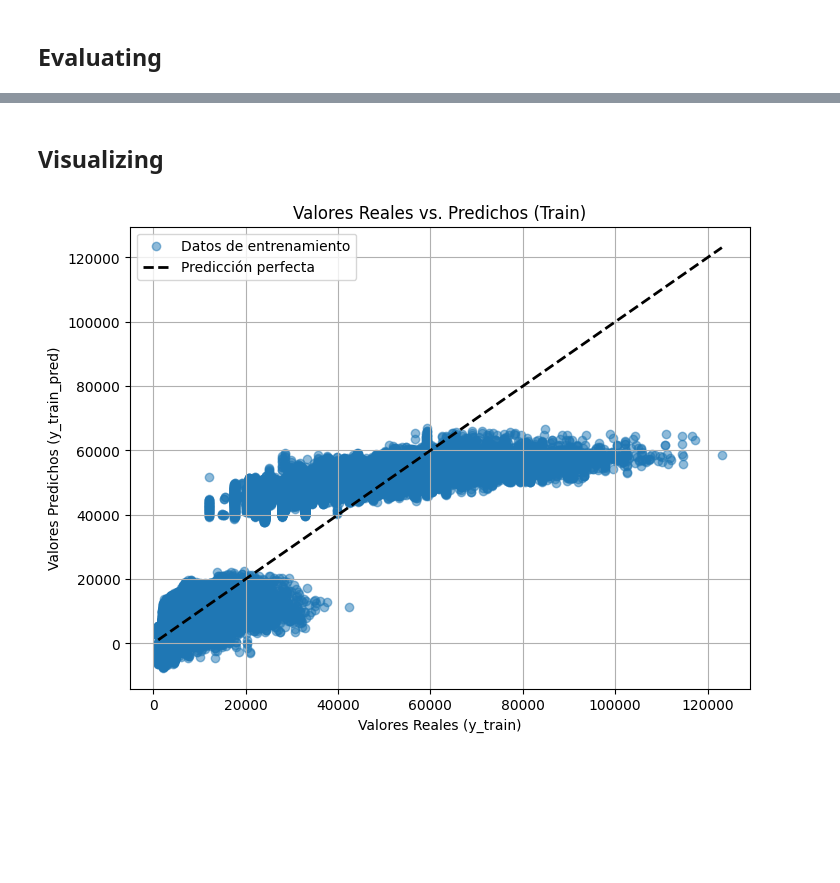
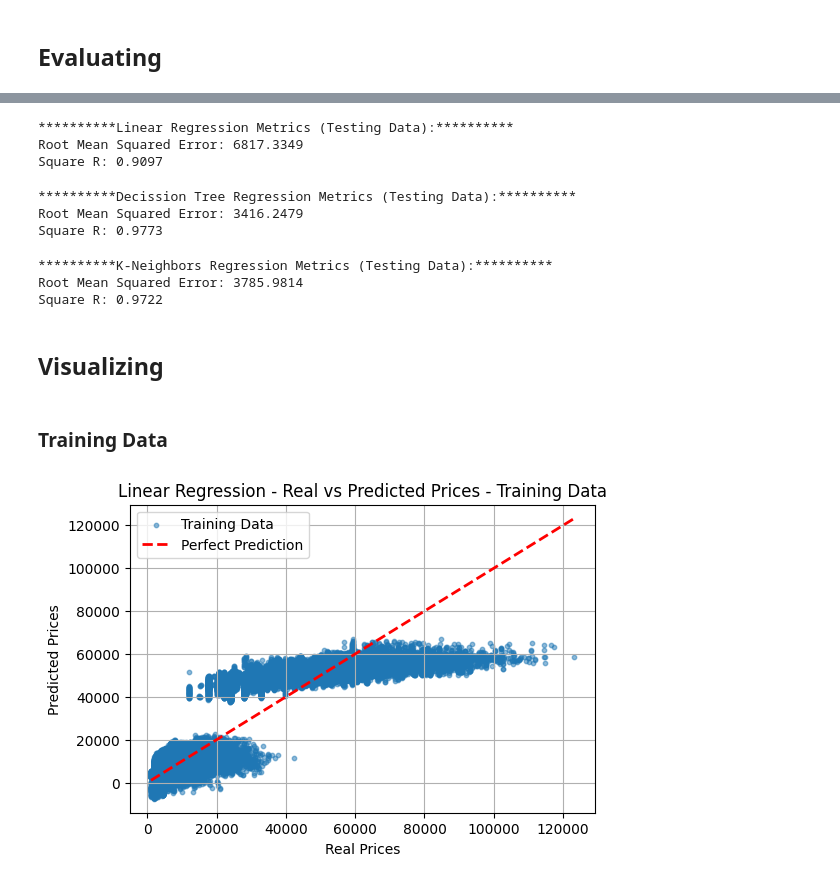
Before and after one commit to MaCh1Ne01/mle-specialization-01, a Jupyter notebook: notebooks/regression_model.ipynb, the cells around one changed output, grey strips where cells are left out. Drawn from its saved outputs; the diff is of its cells as text; code cells hidden in the pictures; blank space fills up the shorter version.

```diff
--- a/notebooks/regression_model.ipynb
+++ b/notebooks/regression_model.ipynb
@@ -34,8 +33,14 @@ X_train.head()
 # %%
 base_model = LinearRegression()
+# %%
+model_01 = DecisionTreeRegressor(random_state=SEED)
+# %%
+model_02 = KNeighborsRegressor()
 # %% [markdown]
 ## Training
 # %%
 base_model.fit(X_train, y_train)
 # %% [output]
 LinearRegression()
+# %%
+model_01.fit(X_train, y_train)
@@ -41,0 +49,2 @@ LinearRegression()
+# %%
+model_02.fit(X_train, y_train)
@@ -54,13 +77,26 @@ Coeficiente de Determinación (R²): 0.91
+# %%
+evaluating_model(model=base_model, model_name=BASE_MODEL_NAME, X=X_test, y=y_test, label_data=TESTING_DATA_LABEL)
+# %% [output]
+**********Linear Regression Metrics (Testing Data):**********
+Root Mean Squared Error: 6817.3349
+Square R: 0.9097
+# %%
+evaluating_model(model=model_01, model_name=MODEL_01_NAME, X=X_test, y=y_test, label_data=TESTING_DATA_LABEL)
+# %% [output]
+**********Decission Tree Regression Metrics (Testing Data):**********
+Root Mean Squared Error: 3416.2479
+Square R: 0.9773
+# %%
+evaluating_model(model=model_02, model_name=MODEL_02_NAME, X=X_test, y=y_test, label_data=TESTING_DATA_LABEL)
+# %% [output]
+**********K-Neighbors Regression Metrics (Testing Data):**********
+Root Mean Squared Error: 3785.9814
+Square R: 0.9722
 # %% [markdown]
 ## Visualizing
+# %% [markdown]
+### Training Data
 # %%
-plt.figure(figsize=(8, 6))
-plt.scatter(y_train, y_train_pred, alpha=0.5, label='Datos de entrenamiento')  # Usando y_train y y_train_pred
-plt.plot([y_train.min(), y_train.max()], [y_train.min(), y_train.max()], 'k--', lw=2, label='Predicción perfecta')  # Línea ideal
-plt.xlabel('Valores Reales (y_train)')
-plt.ylabel('Valores Predichos (y_train_pred)')
-plt.title('Valores Reales vs. Predichos (Train)')
-plt.legend()
-plt.grid(True)
+visualizing_model_performance(model=base_model, model_name=BASE_MODEL_NAME, X=X_train, y=y_train, label_data=TRAINING_DATA_LABEL)
 # %% [output]
-[figure, old version]
+[figure, new version]
```
Also changed, not shown: parts of 17 cells of this notebook, 4 other files.
